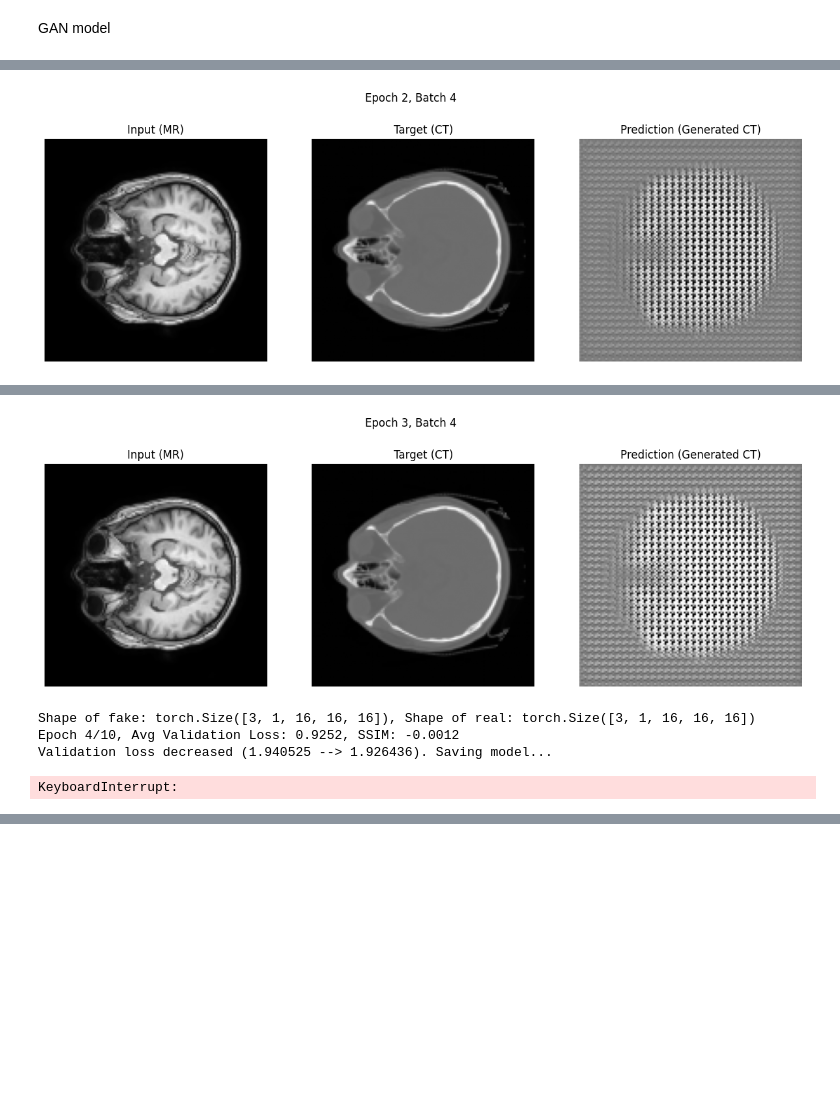
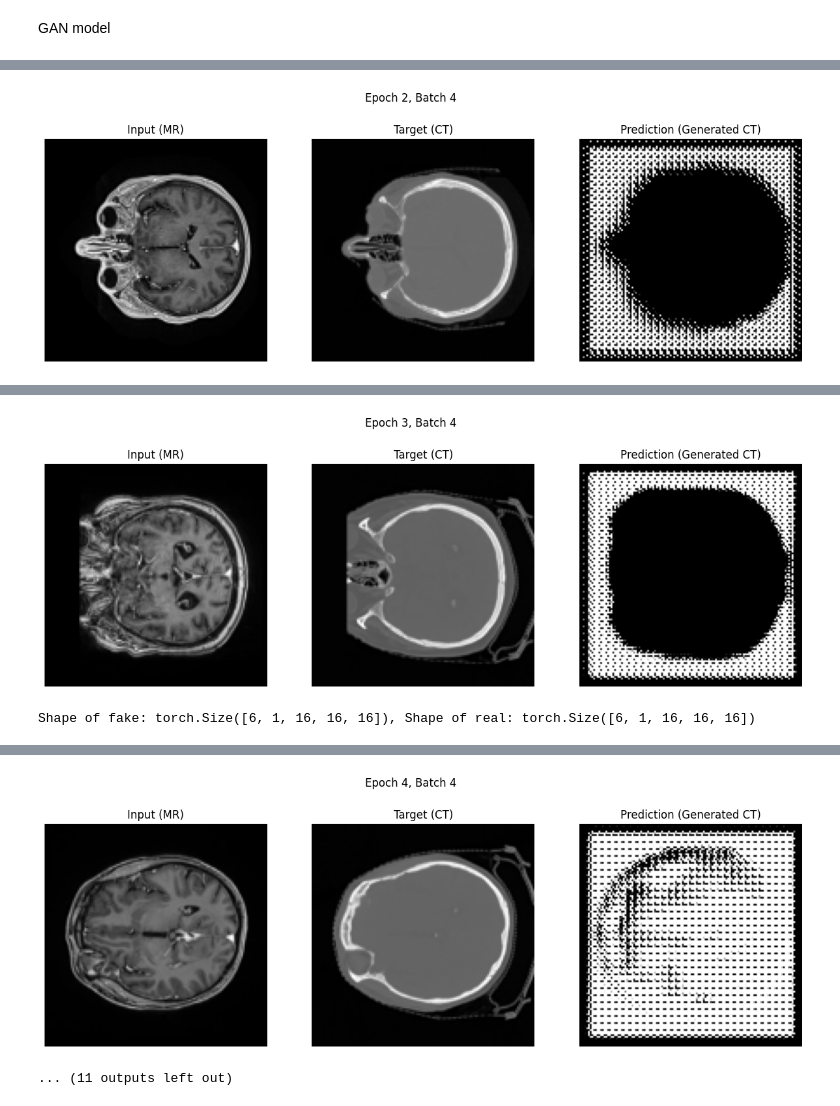
Before and after one commit to Laimo64/Laimo64, a Jupyter notebook: AI_CW_GAN.ipynb, the cells around one changed output, grey strips where cells are left out. Drawn from its saved outputs; the diff is of its cells as text; code cells hidden in the pictures; blank space fills up the shorter version.

```diff
--- a/AI_CW_GAN.ipynb
+++ b/AI_CW_GAN.ipynb
@@ -76,7 +78,7 @@ from torch.utils.data import DataLoader
 import matplotlib.pyplot as plt
 
 class EarlyStopping:
-    def __init__(self, patience=5, verbose=True, delta=0.00005, path="checkpoint.pt"):
+    def __init__(self, patience=5, verbose=True, delta=0.0005, path="checkpoint.pt"):
         """
         Args:
             patience (int): 容忍驗證損失未改善的次數 (default: 5)
@@ -329,8 +331,8 @@ if __name__ == "__main__":
     test_data = "/content/split/test"
     train_set = MRCTDataset(train_data)
     val_set = MRCTDataset(val_data)
-    val_loader = DataLoader(val_set, batch_size=4, shuffle=False)
-    data_loader = DataLoader(train_set, batch_size=4, shuffle=True)
+    val_loader = DataLoader(val_set, batch_size=6, shuffle=False)
+    data_loader = DataLoader(train_set, batch_size=6, shuffle=True)
 
     generator = Generator()
     discriminator = Discriminator()
@@ -355 +363 @@ Epoch [3/10], Step [1/1], D Loss: 0.4829, G Loss: 1.0002
-[figure, old version]
+[figure, new version]
@@ -360,5 +370,2 @@ Epoch [4/10], Step [1/1], D Loss: 0.4213, G Loss: 0.9460
-[figure, old version]
+[figure, new version]
-Shape of fake: torch.Size([3, 1, 16, 16, 16]), Shape of real: torch.Size([3, 1, 16, 16, 16])
-Epoch 4/10, Avg Validation Loss: 0.9252, SSIM: -0.0012
-Validation loss decreased (1.940525 --> 1.926436). Saving model...
-KeyboardInterrupt:
+Shape of fake: torch.Size([6, 1, 16, 16, 16]), Shape of real: torch.Size([6, 1, 16, 16, 16])
@@ -364,0 +377,2 @@ KeyboardInterrupt:
+[figure, added]
+... (11 outputs left out)
```
Also changed, not shown: parts of 3 cells of this notebook.
